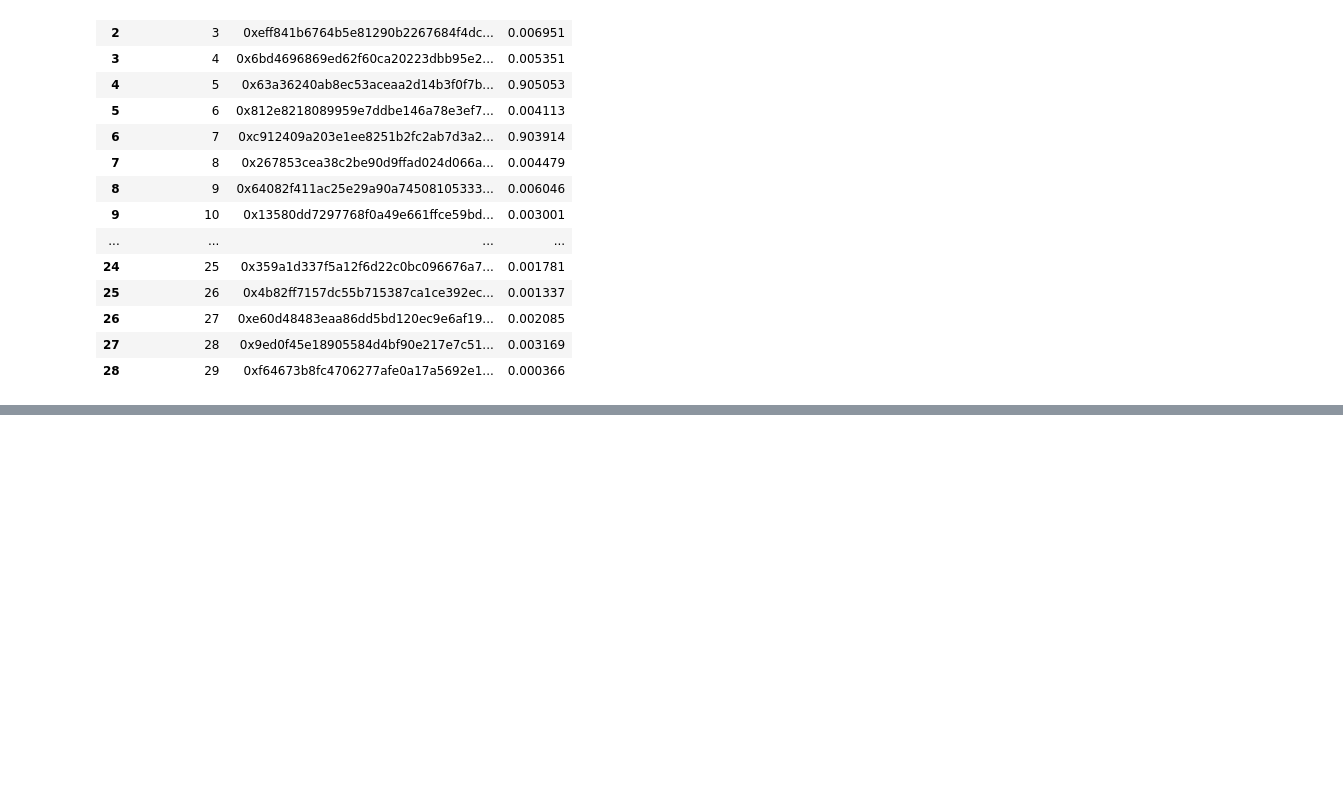
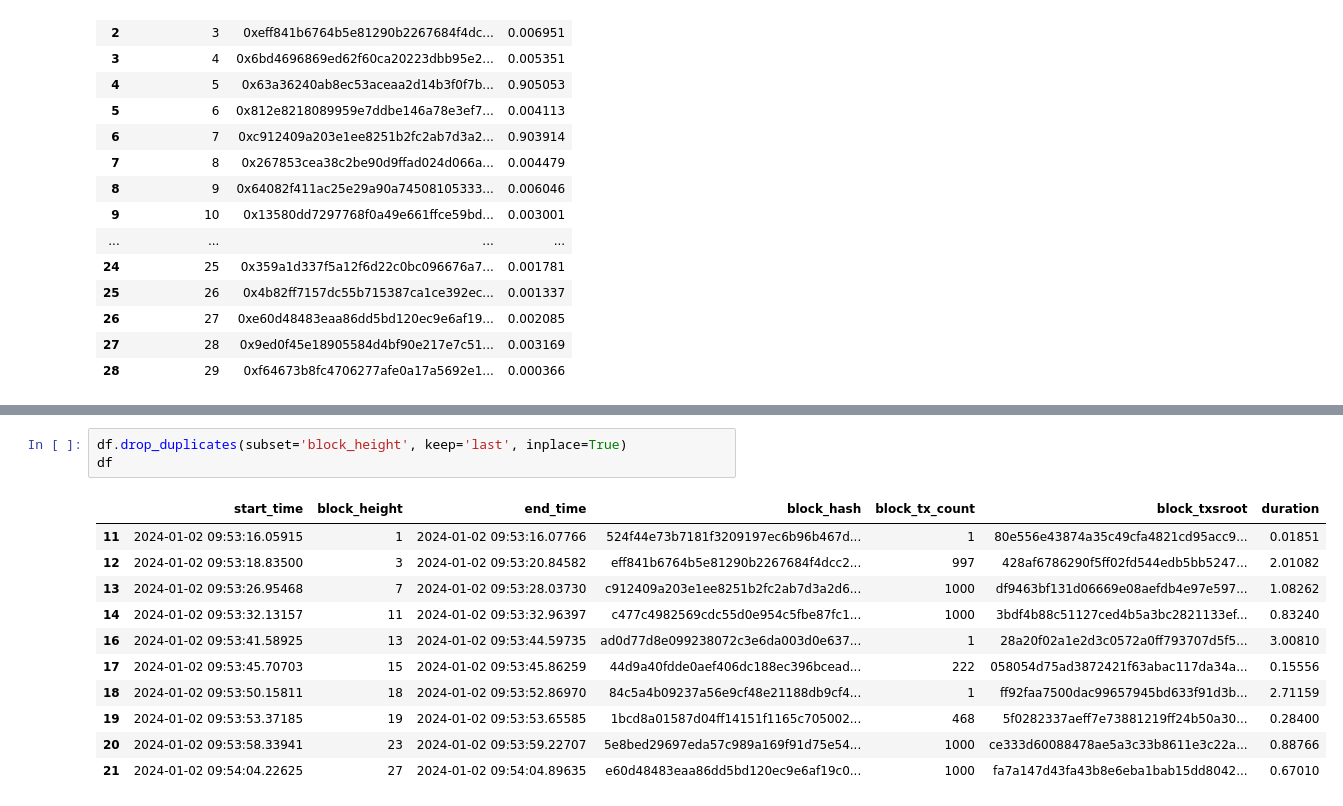
Before and after one commit to ICT-BCLab/RecorderfileFlask_fisco, a Jupyter notebook: run/processData.ipynb, the cells around one changed output, grey strips where cells are left out. Drawn from its saved outputs; the diff is of its cells as text; blank space fills up the shorter version.

```diff
--- a/run/processData.ipynb
+++ b/run/processData.ipynb
@@ -309,0 +365,15 @@ dd
+# %%
+df.drop_duplicates(subset='block_height', keep='last', inplace=True)
+df
+# %% [output]
+|  | start_time | block_height | end_time | block_hash | block_tx_count | block_txsroot | duration |
+| 11 | 2024-01-02 09:53:16.05915 | 1 | 2024-01-02 09:53:16.07766 | 524f44e73b7181f3209197ec6b96b467d... | 1 | 80e556e43874a35c49cfa4821cd95acc9... | 0.01851 |
+| 12 | 2024-01-02 09:53:18.83500 | 3 | 2024-01-02 09:53:20.84582 | eff841b6764b5e81290b2267684f4dcc2... | 997 | 428af6786290f5ff02fd544edb5bb5247... | 2.01082 |
+| 13 | 2024-01-02 09:53:26.95468 | 7 | 2024-01-02 09:53:28.03730 | c912409a203e1ee8251b2fc2ab7d3a2d6... | 1000 | df9463bf131d06669e08aefdb4e97e597... | 1.08262 |
+| 14 | 2024-01-02 09:53:32.13157 | 11 | 2024-01-02 09:53:32.96397 | c477c4982569cdc55d0e954c5fbe87fc1... | 1000 | 3bdf4b88c51127ced4b5a3bc2821133ef... | 0.83240 |
+| 16 | 2024-01-02 09:53:41.58925 | 13 | 2024-01-02 09:53:44.59735 | ad0d77d8e099238072c3e6da003d0e637... | 1 | 28a20f02a1e2d3c0572a0ff793707d5f5... | 3.00810 |
+| 17 | 2024-01-02 09:53:45.70703 | 15 | 2024-01-02 09:53:45.86259 | 44d9a40fdde0aef406dc188ec396bcead... | 222 | 058054d75ad3872421f63abac117da34a... | 0.15556 |
+| 18 | 2024-01-02 09:53:50.15811 | 18 | 2024-01-02 09:53:52.86970 | 84c5a4b09237a56e9cf48e21188db9cf4... | 1 | ff92faa7500dac99657945bd633f91d3b... | 2.71159 |
+| 19 | 2024-01-02 09:53:53.37185 | 19 | 2024-01-02 09:53:53.65585 | 1bcd8a01587d04ff14151f1165c705002... | 468 | 5f0282337aeff7e73881219ff24b50a30... | 0.28400 |
+| 20 | 2024-01-02 09:53:58.33941 | 23 | 2024-01-02 09:53:59.22707 | 5e8bed29697eda57c989a169f91d75e54... | 1000 | ce333d60088478ae5a3c33b8611e3c22a... | 0.88766 |
+| 21 | 2024-01-02 09:54:04.22625 | 27 | 2024-01-02 09:54:04.89635 | e60d48483eaa86dd5bd120ec9e6af19c0... | 1000 | fa7a147d43fa43b8e6eba1bab15dd8042... | 0.67010 |
```
Also changed, not shown: parts of 18 cells of this notebook, 2 other files.
